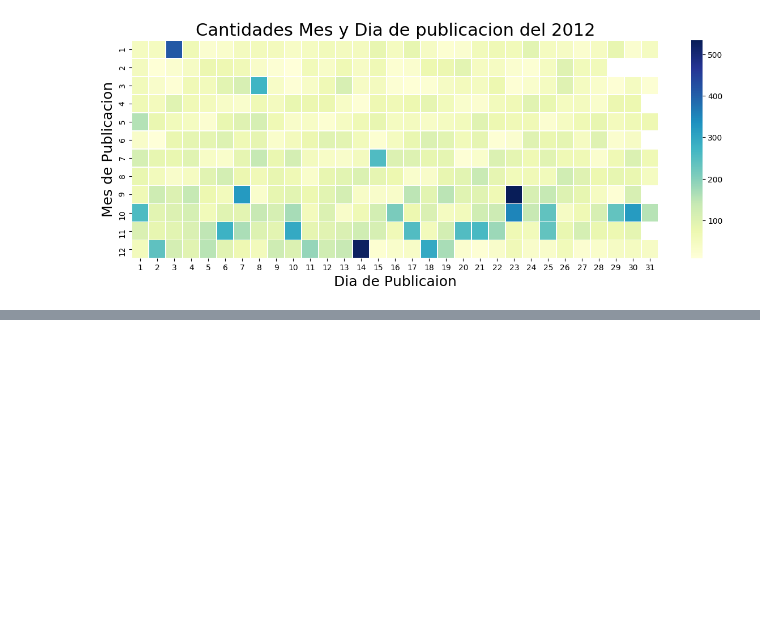
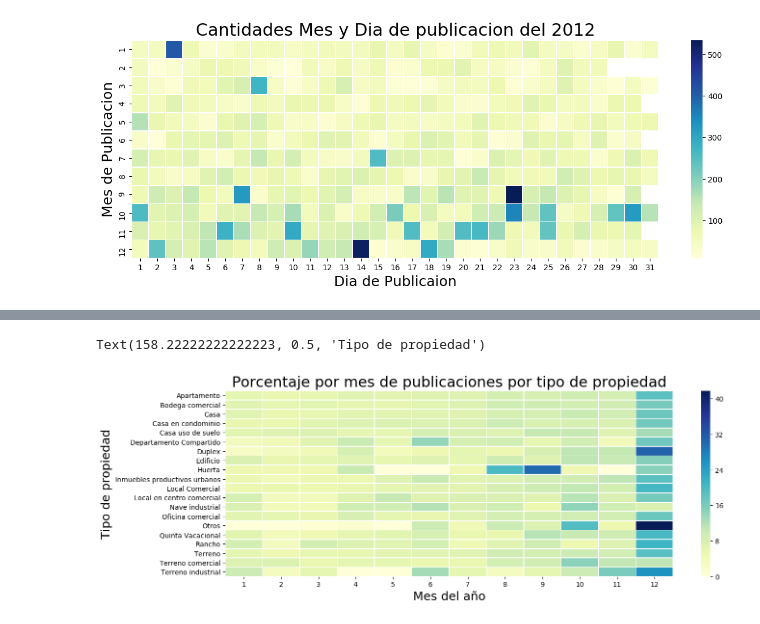
Before and after one commit to petermacgaul/orgaDatos-1, a Jupyter notebook: TP1/05-AnalisisPorFecha.ipynb, the cells around one changed output, grey strips where cells are left out. Cells and saved outputs as stored; diff of their text form; code cells hidden in the pictures; blank space fills up the shorter version.

```diff
--- a/TP1/05-AnalisisPorFecha.ipynb
+++ b/TP1/05-AnalisisPorFecha.ipynb
@@ -153,0 +173,11 @@ Text(158.22222222222223, 0.5, 'Mes de Publicacion')
+# %%
+plt.figure(figsize=(15,5))
+g = sns.heatmap(b,  cmap="YlGnBu", linewidths=.5,)
+
+g.set_ylim(20,-0,1)
+g.set_title("Porcentaje por mes de publicaciones por tipo de propiedad", fontsize=22)
+g.set_xlabel("Mes del año",fontsize=18)
+g.set_ylabel("Tipo de propiedad", fontsize=18)
+# %% [output]
+Text(158.22222222222223, 0.5, 'Tipo de propiedad')
+[figure, added]
```
Also changed, not shown: parts of 2 cells of this notebook.
